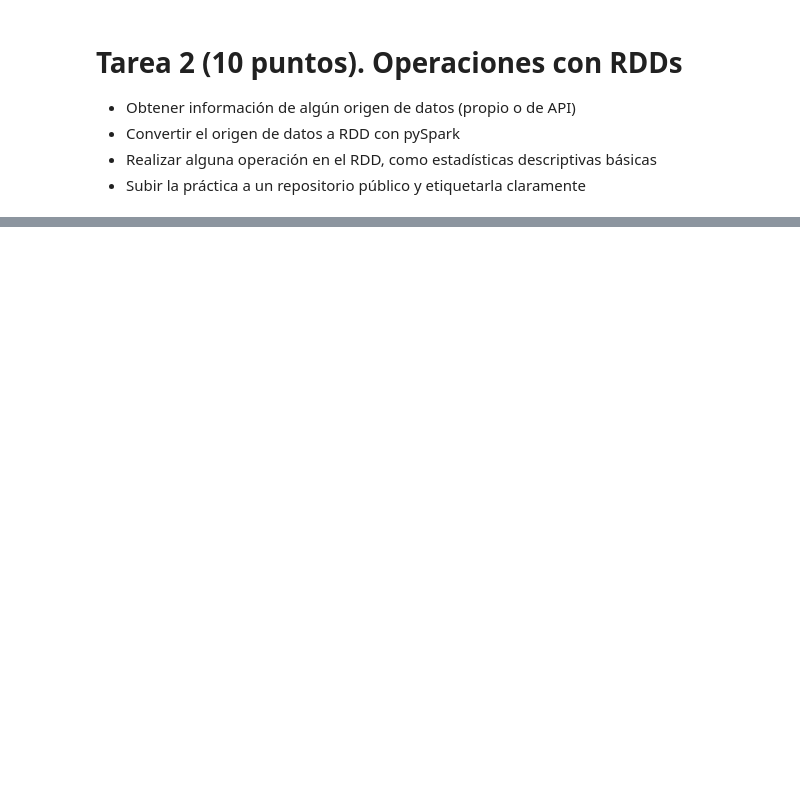
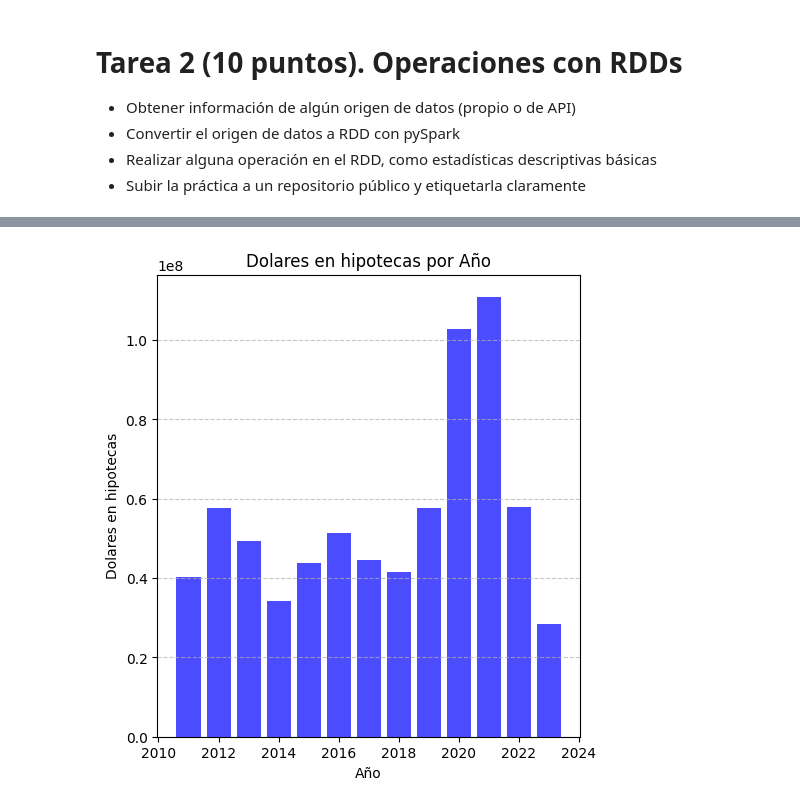
Before and after one commit to CesarAHO123/BigData_MCD, a Jupyter notebook: Tarea2.ipynb, the cells around one changed output, grey strips where cells are left out. Saved outputs shown, nothing was run; the diff lists cells and outputs as text; code cells hidden in the pictures; blank space fills up the shorter version.

```diff
--- a/Tarea2.ipynb
+++ b/Tarea2.ipynb
@@ -68,0 +187,11 @@ print(f"Valor máximo de VALUE1: {max_value}")
+# %%
+# Gráfico 2: Suma de VALUE2
+plt.figure(figsize=(12, 6))
+plt.subplot(1, 2, 2)  # 1 fila, 2 columnas, gráfico 2
+plt.bar(años_value2, valores_value2, color='b', alpha=0.7)
+plt.xlabel('Año')
+plt.ylabel('Dolares en hipotecas')
+plt.title('Dolares en hipotecas por Año')
+plt.grid(axis='y', linestyle='--', alpha=0.7)
+# %% [output]
+[figure, added]
```
Also changed, not shown: parts of 23 cells of this notebook, 2 other files.
